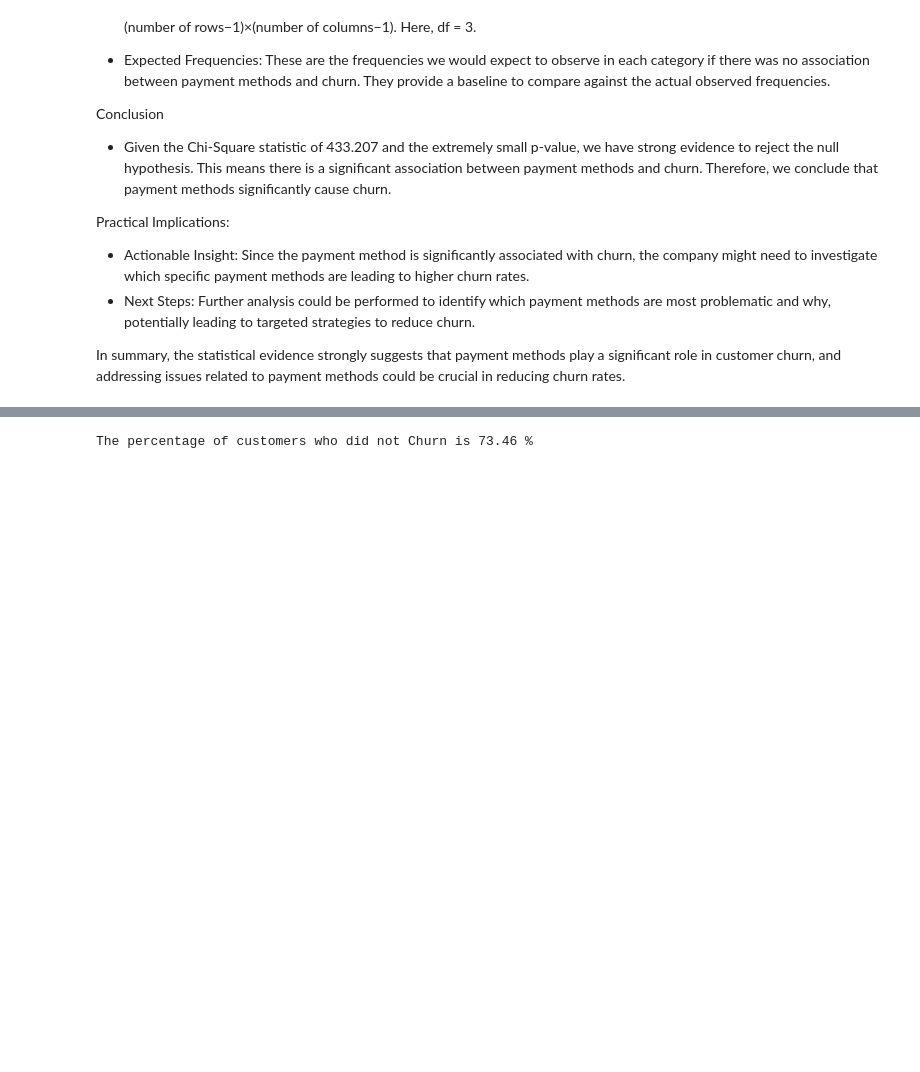
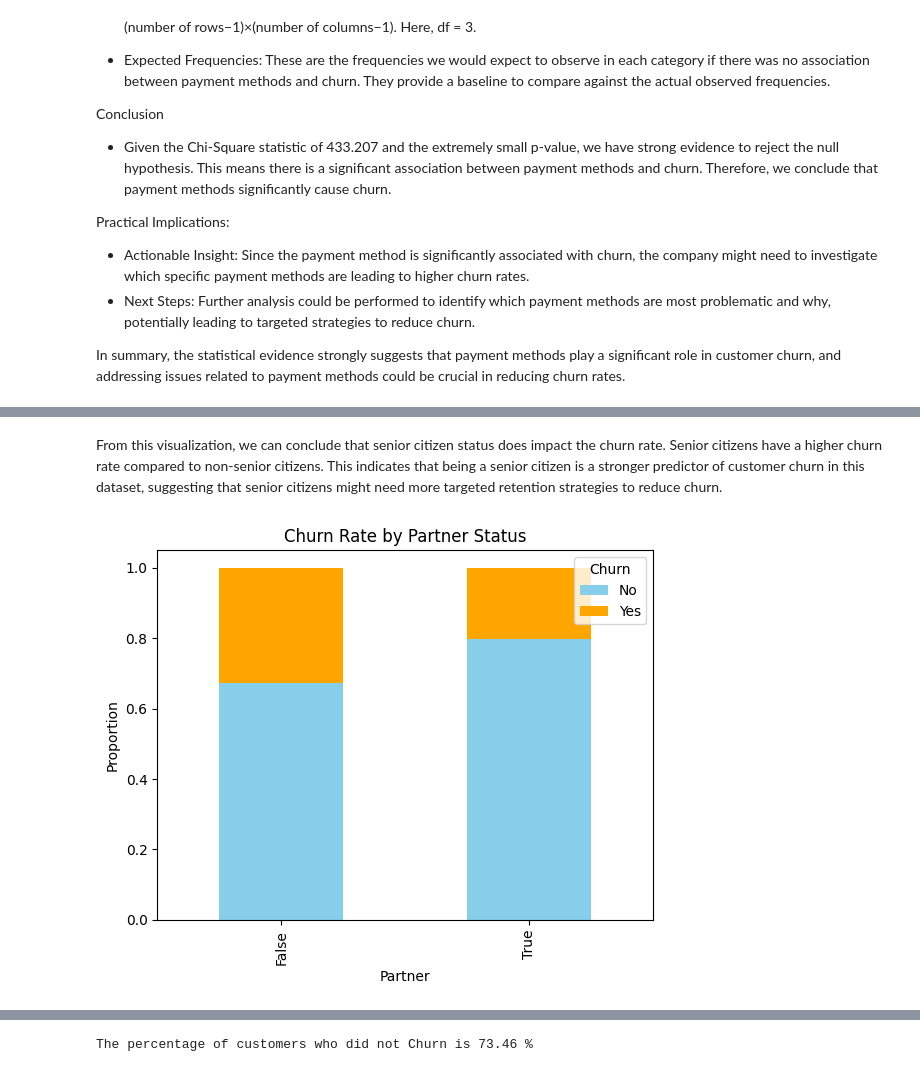
Before and after one commit to Amarquaye009/CUSTOMER-CHURN-ANALYSIS, a Jupyter notebook: Notebooks/main.ipynb, the cells around one changed output, grey strips where cells are left out. Cells and saved outputs as stored; diff of their text form; code cells hidden in the pictures; blank space fills up the shorter version.

```diff
--- a/Notebooks/main.ipynb
+++ b/Notebooks/main.ipynb
@@ -1649,0 +1672,13 @@ In summary, the statistical evidence strongly suggests that payment methods play
+# %% [markdown]
+From this visualization, we can conclude that senior citizen status does impact the churn rate. Senior citizens have a higher churn rate compared to non-senior citizens. This indicates that being a senior citizen is a stronger predictor of customer churn in this dataset, suggesting that senior citizens might need more targeted retention strategies to reduce churn.
+# %%
+# Partner and Churn Visualization
+partner_churn = pd.crosstab(main_df['Partner'], main_df['Churn'], normalize='index')
+partner_churn.plot(kind='bar', stacked=True, color=['skyblue', 'orange'])
+plt.title('Churn Rate by Partner Status')
+plt.ylabel('Proportion')
+plt.xlabel('Partner')
+plt.legend(title='Churn', loc='upper right')
+plt.show()
+# %% [output]
+[figure, added]
```
Also changed, not shown: parts of 65 cells of this notebook.
